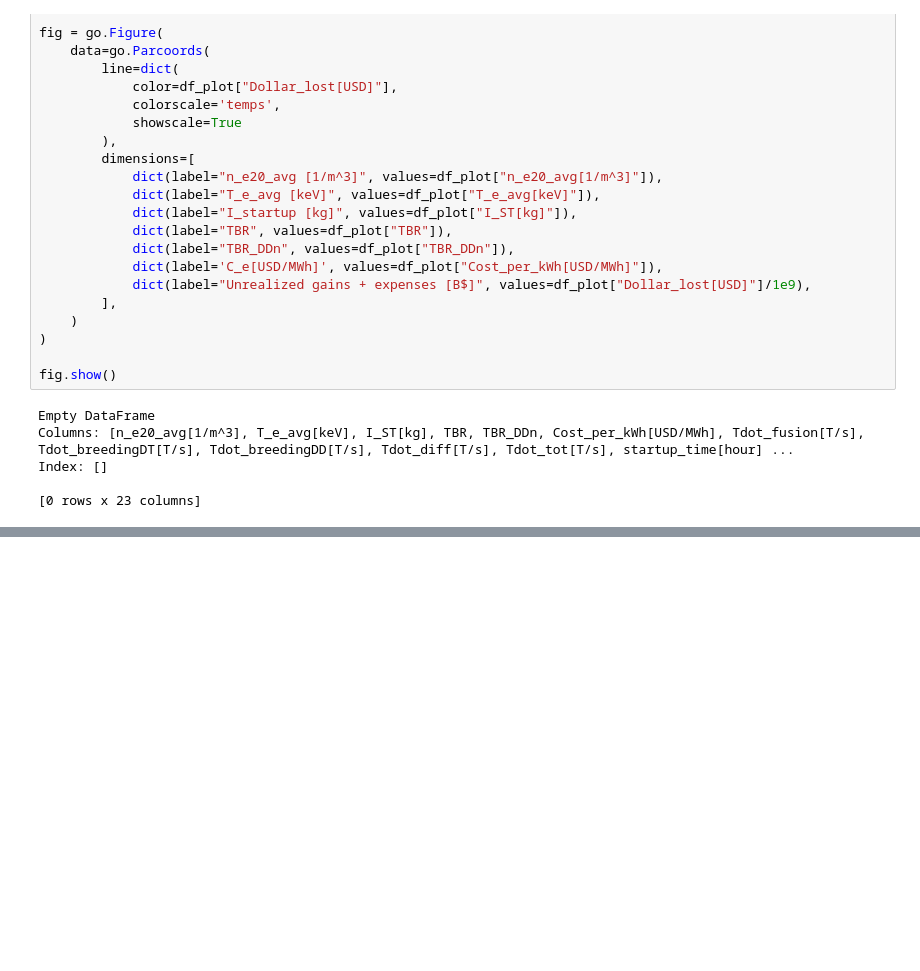
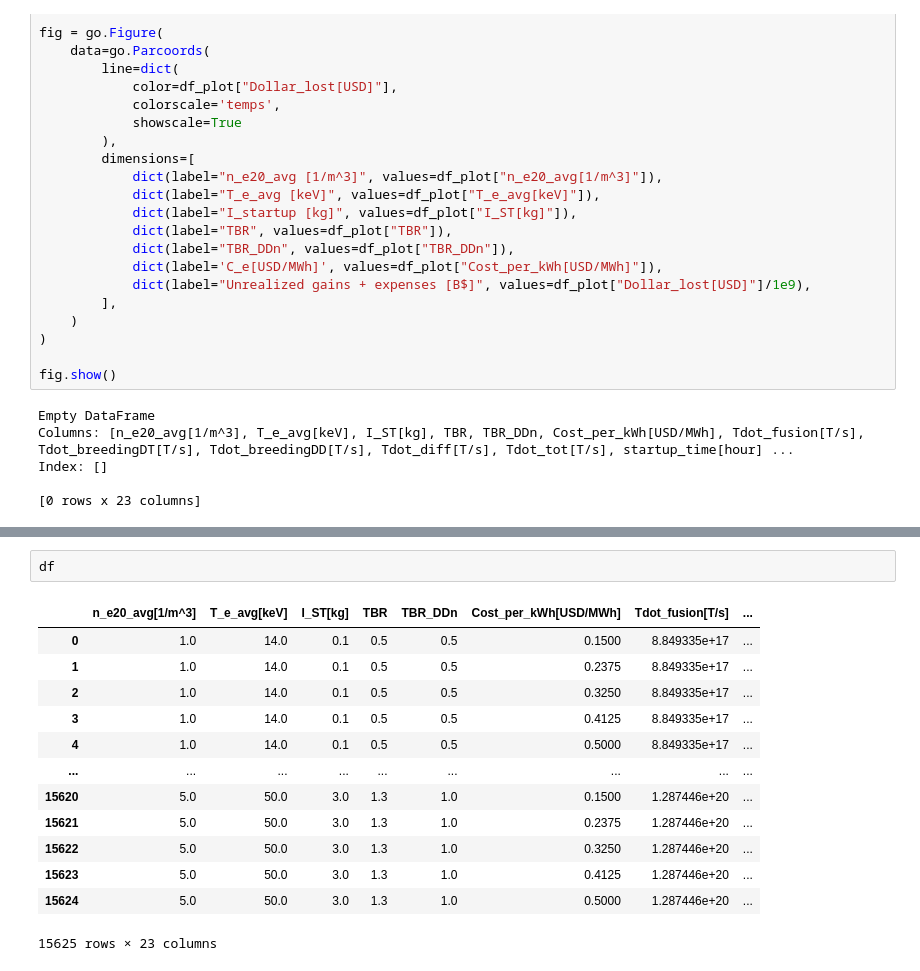
Before and after one commit to RemDelaporteMathurin/dd_startup, a Jupyter notebook: parametric_analysis.ipynb, the cells around one changed output, grey strips where cells are left out. Cells and saved outputs as stored; diff of their text form; blank space fills up the shorter version.

```diff
--- a/parametric_analysis.ipynb
+++ b/parametric_analysis.ipynb
@@ -170,0 +189,16 @@ Index: []
+# %%
+df
+# %% [output]
+|  | n_e20_avg[1/m^3] | T_e_avg[keV] | I_ST[kg] | TBR | TBR_DDn | Cost_per_kWh[USD/MWh] | Tdot_fusion[T/s] | ... |
+| 0 | 1.0 | 14.0 | 0.1 | 0.5 | 0.5 | 0.1500 | 8.849335e+17 | ... |
+| 1 | 1.0 | 14.0 | 0.1 | 0.5 | 0.5 | 0.2375 | 8.849335e+17 | ... |
+| 2 | 1.0 | 14.0 | 0.1 | 0.5 | 0.5 | 0.3250 | 8.849335e+17 | ... |
+| 3 | 1.0 | 14.0 | 0.1 | 0.5 | 0.5 | 0.4125 | 8.849335e+17 | ... |
+| 4 | 1.0 | 14.0 | 0.1 | 0.5 | 0.5 | 0.5000 | 8.849335e+17 | ... |
+| ... | ... | ... | ... | ... | ... | ... | ... | ... |
+| 15620 | 5.0 | 50.0 | 3.0 | 1.3 | 1.0 | 0.1500 | 1.287446e+20 | ... |
+| 15621 | 5.0 | 50.0 | 3.0 | 1.3 | 1.0 | 0.2375 | 1.287446e+20 | ... |
+| 15622 | 5.0 | 50.0 | 3.0 | 1.3 | 1.0 | 0.3250 | 1.287446e+20 | ... |
+| 15623 | 5.0 | 50.0 | 3.0 | 1.3 | 1.0 | 0.4125 | 1.287446e+20 | ... |
+| 15624 | 5.0 | 50.0 | 3.0 | 1.3 | 1.0 | 0.5000 | 1.287446e+20 | ... |
+15625 rows × 23 columns
```
Also changed, not shown: parts of 3 cells of this notebook, 1 other file.
